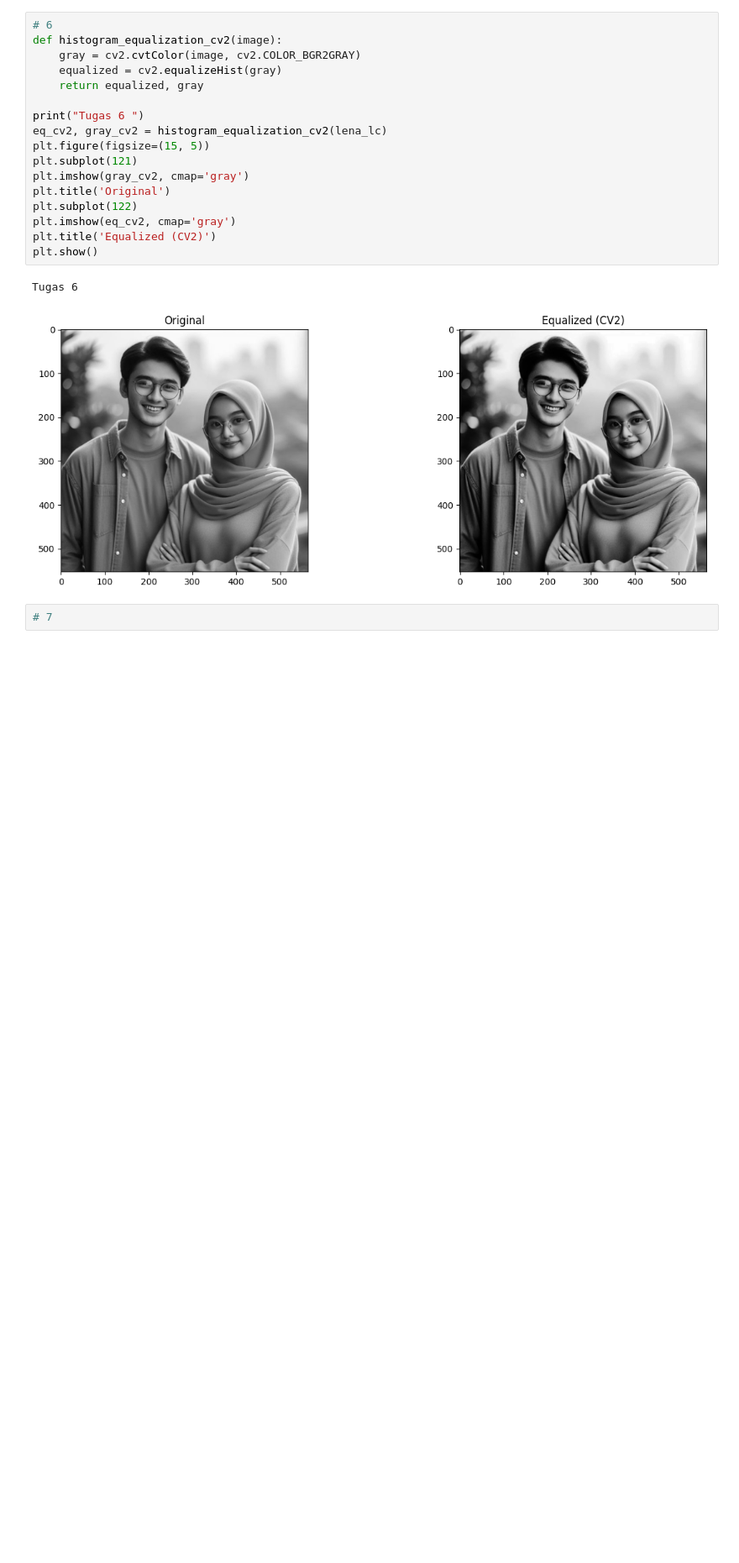
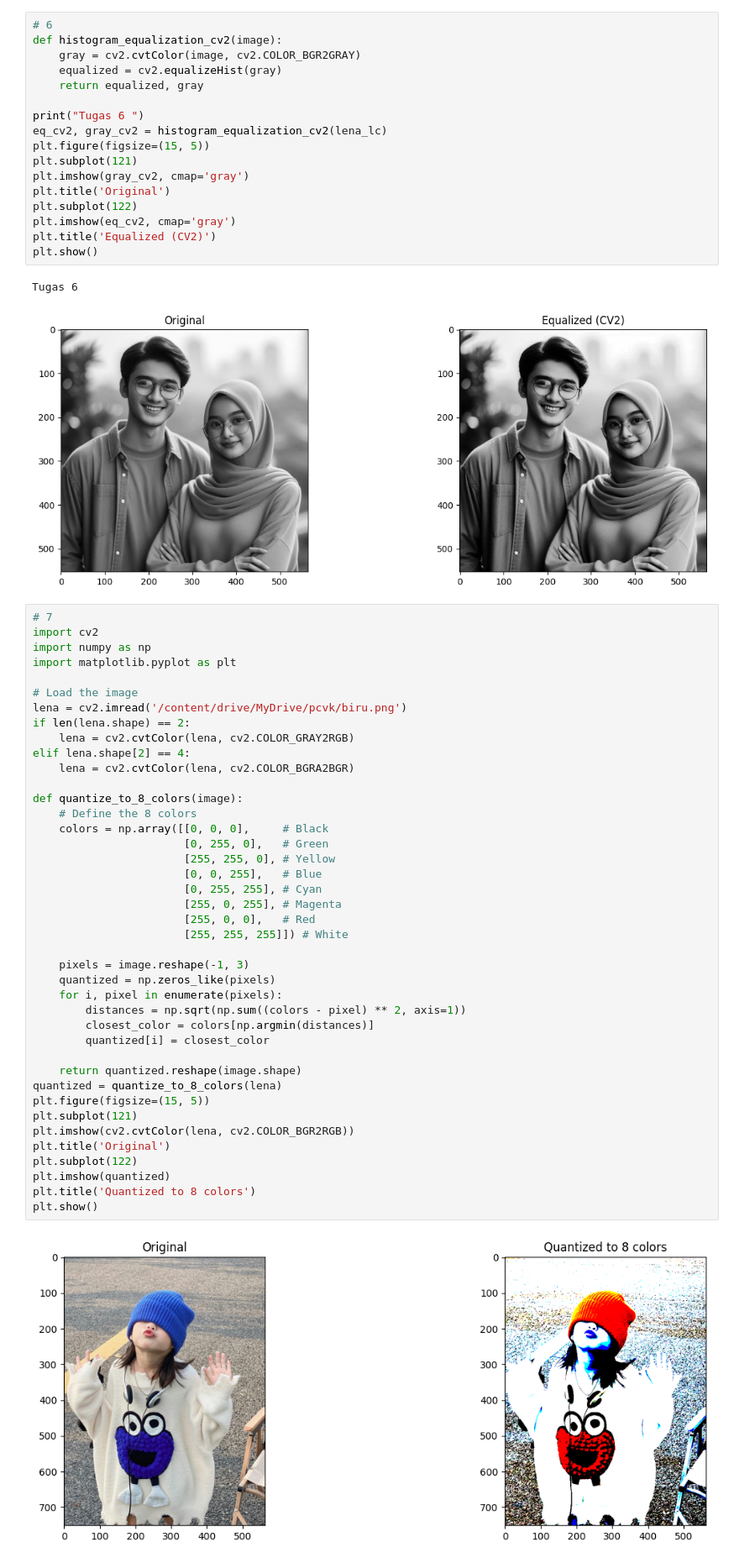
Before and after one commit to latifurrahmanalhamida/PCVK_244107027017_M-LATIFUR, a Jupyter notebook: Modul_6.ipynb, the cells around one changed output. Shown at 84% size. Drawn from its saved outputs; the diff is of its cells as text; blank space fills up the shorter version.

```diff
--- a/Modul_6.ipynb
+++ b/Modul_6.ipynb
@@ -134,5 +132,46 @@ plt.show()
 # %% [output]
 Tugas 6
 [figure]
-# %%
-# 7
+# %%
+# 7
+import cv2
+import numpy as np
+import matplotlib.pyplot as plt
+
+# Load the image
+lena = cv2.imread('/content/drive/MyDrive/pcvk/biru.png')
+if len(lena.shape) == 2:
+    lena = cv2.cvtColor(lena, cv2.COLOR_GRAY2RGB)
+elif lena.shape[2] == 4:
+    lena = cv2.cvtColor(lena, cv2.COLOR_BGRA2BGR)
+
+def quantize_to_8_colors(image):
+    # Define the 8 colors
+    colors = np.array([[0, 0, 0],     # Black
+                       [0, 255, 0],   # Green
+                       [255, 255, 0], # Yellow
+                       [0, 0, 255],   # Blue
+                       [0, 255, 255], # Cyan
+                       [255, 0, 255], # Magenta
+                       [255, 0, 0],   # Red
+                       [255, 255, 255]]) # White
+
+    pixels = image.reshape(-1, 3)
+    quantized = np.zeros_like(pixels)
+    for i, pixel in enumerate(pixels):
+        distances = np.sqrt(np.sum((colors - pixel) ** 2, axis=1))
+        closest_color = colors[np.argmin(distances)]
+        quantized[i] = closest_color
+
+    return quantized.reshape(image.shape)
+quantized = quantize_to_8_colors(lena)
+plt.figure(figsize=(15, 5))
+plt.subplot(121)
+plt.imshow(cv2.cvtColor(lena, cv2.COLOR_BGR2RGB))
+plt.title('Original')
+plt.subplot(122)
+plt.imshow(quantized)
+plt.title('Quantized to 8 colors')
+plt.show()
+# %% [output]
+[figure, added]
```
Also changed, not shown: parts of 2 cells of this notebook.
